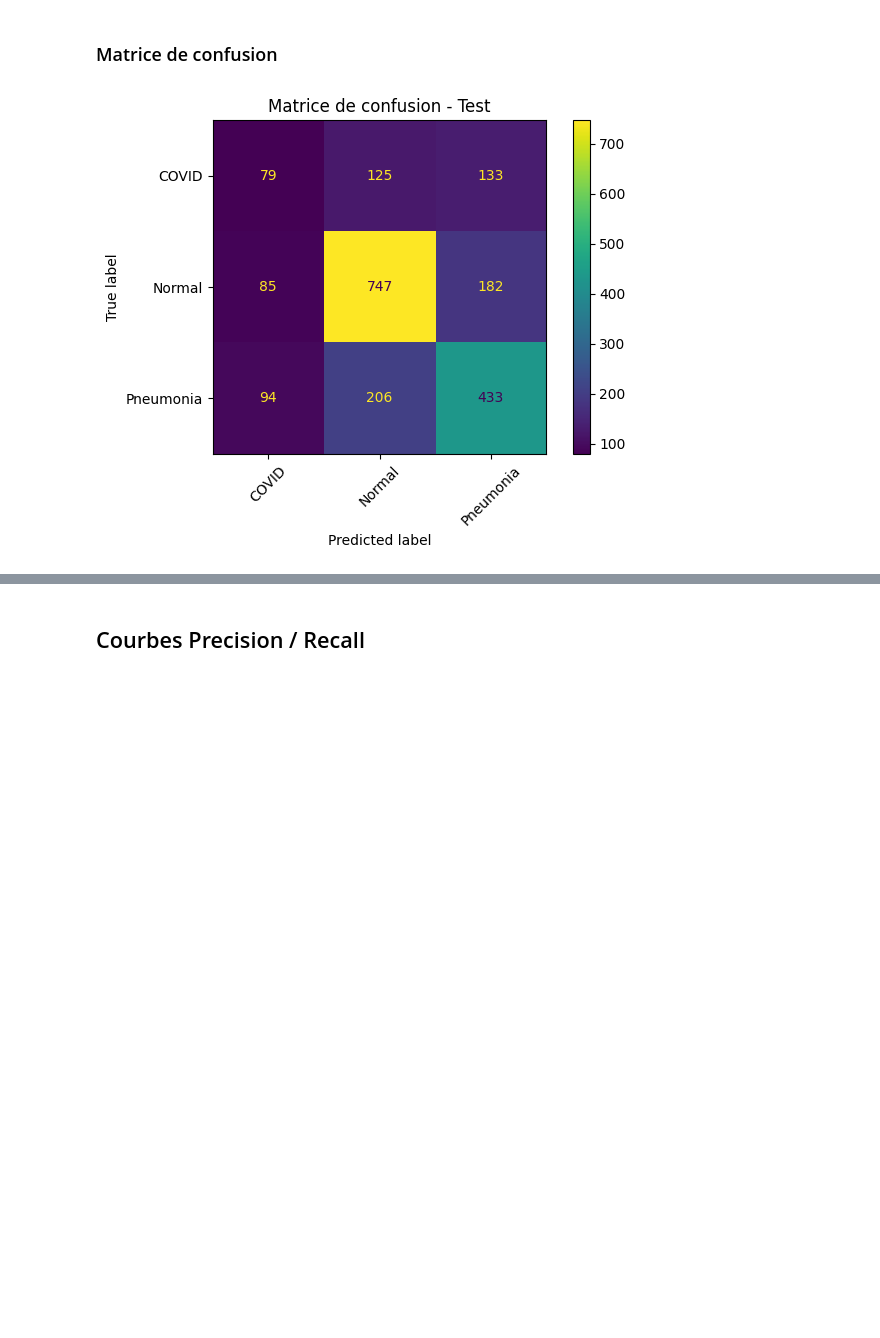
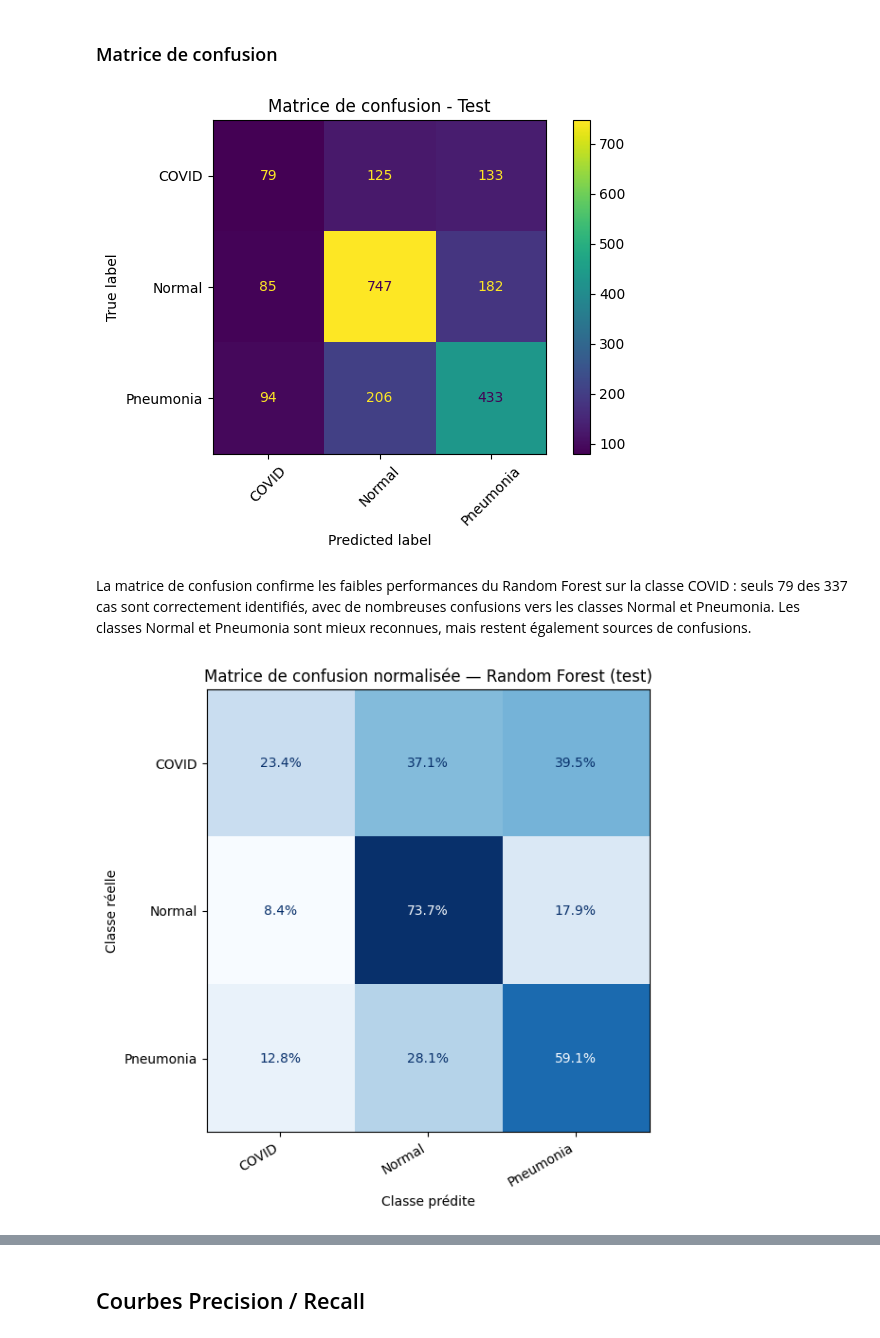
Before and after one commit to cyrilmarat/Liora_Covid, a Jupyter notebook: models/random_forest/Random_Forest_3classes_balanced_v3.ipynb, the cells around one changed output, grey strips where cells are left out. Drawn from its saved outputs; the diff is of its cells as text; code cells hidden in the pictures; blank space fills up the shorter version.

Commit message:
correction random forest : code perdu

```diff
--- a/models/random_forest/Random_Forest_3classes_balanced_v3.ipynb
+++ b/models/random_forest/Random_Forest_3classes_balanced_v3.ipynb
@@ -432,3 +444,5 @@ plt.tight_layout()
 plt.show()
 # %% [output]
 [figure]
+# %% [markdown]
+La matrice de confusion confirme les faibles performances du Random Forest sur la classe COVID : seuls 79 des 337 cas sont correctement identifiés, avec de nombreuses confusions vers les classes Normal et Pneumonia. Les classes Normal et Pneumonia sont mieux reconnues, mais restent également sources de confusions.
@@ -434,0 +456,63 @@ plt.show()
+# %%
+from pathlib import Path
+import numpy as np
+import matplotlib.pyplot as plt
+from sklearn.metrics import confusion_matrix, ConfusionMatrixDisplay
+
+OUTPUT_DIR = Path(
+    r"C:\Users\n_a_e\Documents\DataScientest\Data Scientist\Projet COVID"
+) / "outputs_random_forest_3classes"
+
+# Chargement
+y_true = np.load(
+    OUTPUT_DIR / "y_true_test_random_forest_3classes.npy",
+    allow_pickle=True
+)
+
+y_pred = np.load(
+    OUTPUT_DIR / "y_pred_test_random_forest_3classes.npy",
+    allow_pickle=True
+)
+
+class_names = np.load(
+    OUTPUT_DIR / "classes_random_forest_3classes.npy",
+    allow_pickle=True
+)
+
+# Conversion en chaînes pour garantir la compatibilité
+y_true = y_true.astype(str)
+y_pred = y_pred.astype(str)
+class_names = class_names.astype(str)
+
+# Matrice normalisée par classe réelle
+cm_norm = confusion_matrix(
+    y_true,
+    y_pred,
+    labels=class_names,
+    normalize="true"
+)
+
+# Affichage
+fig, ax = plt.subplots(figsize=(7, 6))
+
+disp = ConfusionMatrixDisplay(
+    confusion_matrix=cm_norm,
+    display_labels=class_names
+)
+
+disp.plot(
+    ax=ax,
+    cmap="Blues",
+    values_format=".1%",
+    colorbar=False
+)
+
+ax.set_title("Matrice de confusion normalisée — Random Forest (test)")
+ax.set_xlabel("Classe prédite")
+ax.set_ylabel("Classe réelle")
+
+plt.xticks(rotation=30, ha="right")
+plt.tight_layout()
+plt.show()
+# %% [output]
+[figure, added]
```
Also changed, not shown: parts of 12 cells of this notebook, 12 other files.
